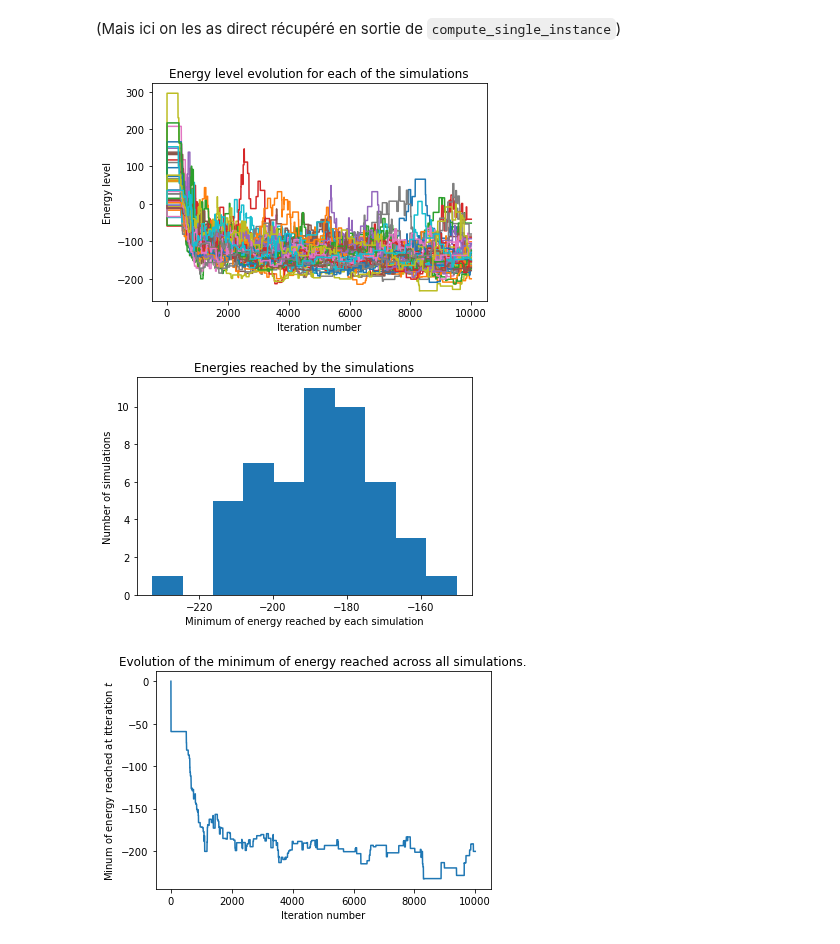
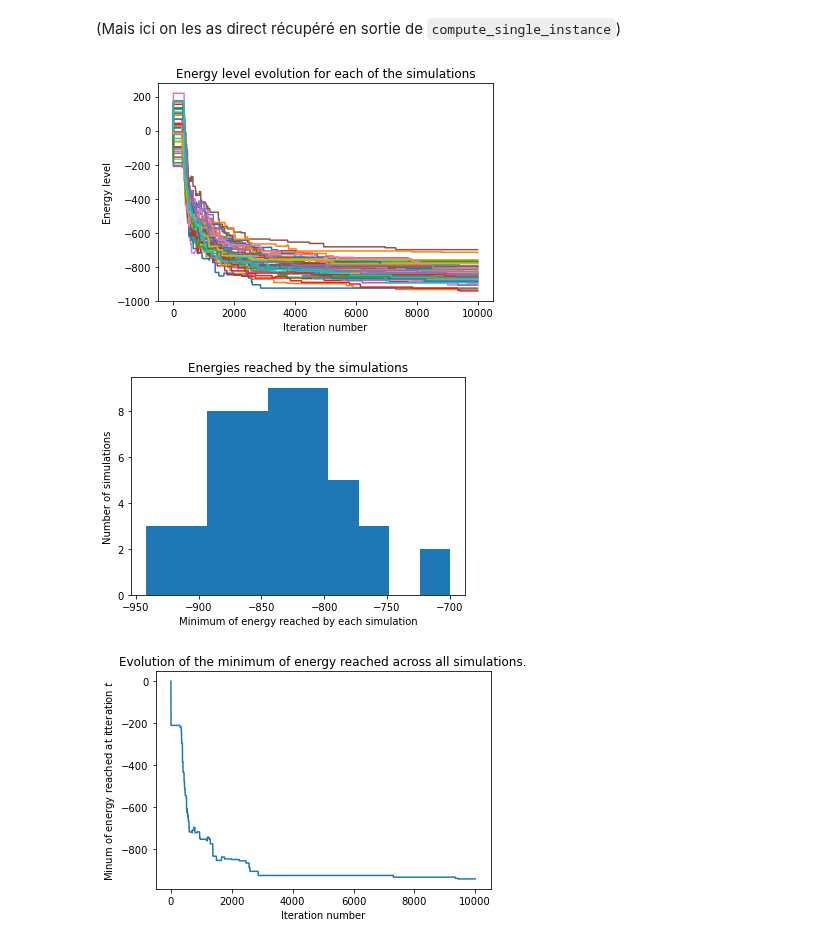
Before and after one commit to NESRINE202/SB_Algorithm_applications, a Jupyter notebook: example_notebook.ipynb, the cells around one changed output. Cells and saved outputs as stored; diff of their text form; code cells hidden in the pictures.

Commit message:
Added custom temparature and a functions for easy testing. Added instances of a huge MAX-CUT dataset, added notebook for benchmarking against SA on those max-cut problems.

```diff
--- a/example_notebook.ipynb
+++ b/example_notebook.ipynb
@@ -21,4 +23,10 @@ J, H = instance_genrerantion.generate_instance(size=instance_size)
+# %%
+def a(self, t):
+    return 0
+
+def temparature(self, t):
+    return 0
 # %% [markdown]
 ## Simulation avec des paramètres choisis
 # %%
-states, energies, path = computing.compute_single_instance(instance_size=instance_size, step=0.001, n_itterations=10000, n_cond_init=50, J=J, H=H, savetofile=False)
+states, energies, path = computing.compute_single_instance(instance_size=instance_size, step=0.001, n_itterations=10000, n_cond_init=50, J=J, H=H, custom_temperature=temparature, custom_a=a, savetofile=False)
@@ -33,14 +43,14 @@ On a directement accès aux résultats et aussi aux chemin d'accès du fichier c
 # %%
 # states, energies = results_annalysis.open_results(path)
 # %%
-results_annalysis.plot_energies_evolution(energies)
+results_annalysis.plot_energies_evolution(energies[:, :])
 # %% [output]
-[figure, old version]
+[figure, new version]
 # %%
 results_annalysis.plot_energies_hist(energies)
 # %% [output]
-[figure, old version]
+[figure, new version]
 # %%
 results_annalysis.plot_min_energy_evolution(energies)
 # %% [output]
-[figure, old version]
+[figure, new version]
```
Also changed, not shown: parts of 2 cells of this notebook, 4 other files.
